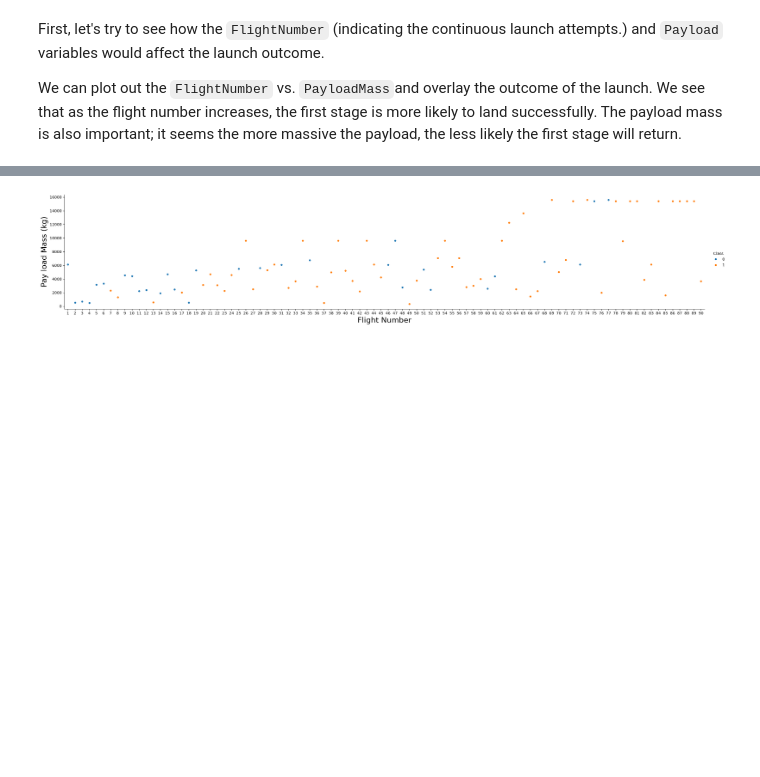
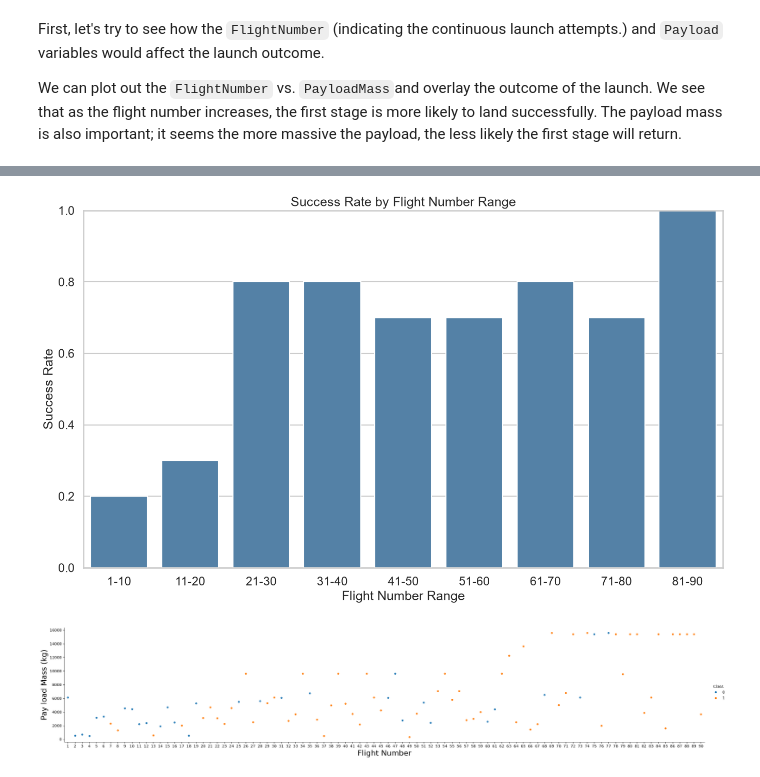
Before and after one commit to jmmrcp/laboratorio, a Jupyter notebook: src/laboratorio/jupyter-labs-eda-dataviz-v2.ipynb, the cells around one changed output, grey strips where cells are left out. Saved outputs shown, nothing was run; the diff lists cells and outputs as text; code cells hidden in the pictures; blank space fills up the shorter version.

```diff
--- a/src/laboratorio/jupyter-labs-eda-dataviz-v2.ipynb
+++ b/src/laboratorio/jupyter-labs-eda-dataviz-v2.ipynb
@@ -76,3 +98,37 @@ We can plot out the <code>FlightNumber</code> vs. <code>PayloadMass</code>and ov
+# %%
+#| label: task-1
+#| fig-cap: "Visualize the relationship between Flight Number and success Rate"
+bins = [0, 10, 20, 30, 40, 50, 60, 70, 80, 90]
+
+df["FlightGroup"] = pd.cut(
+    df["FlightNumber"],
+    bins=bins,
+    labels=[
+        "1-10",
+        "11-20",
+        "21-30",
+        "31-40",
+        "41-50",
+        "51-60",
+        "61-70",
+        "71-80",
+        "81-90",
+    ],
+)
+
+success_rate = df.groupby("FlightGroup")["Class"].mean().reset_index()
+
+plt.figure(figsize=(16, 9))
+sns.barplot(data=success_rate, x="FlightGroup", y="Class", color="steelblue")
+
+plt.title("Success Rate by Flight Number Range")
+plt.xlabel("Flight Number Range")
+plt.ylabel("Success Rate")
+plt.ylim(0, 1)
+
+plt.show()
+# %% [output]
+[figure, added]
 # %%
 #| label: task0
 #| fig-cap: "Visualize the relationship between Flight Number and Payload Mass"
```
Also changed, not shown: parts of 7 cells of this notebook, 12 other files.
